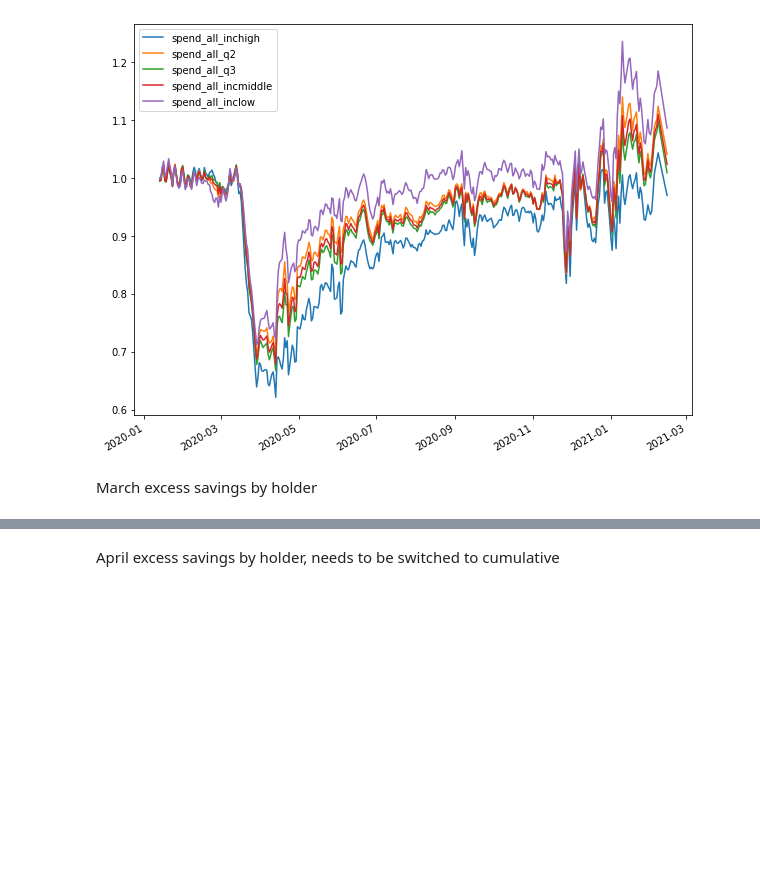
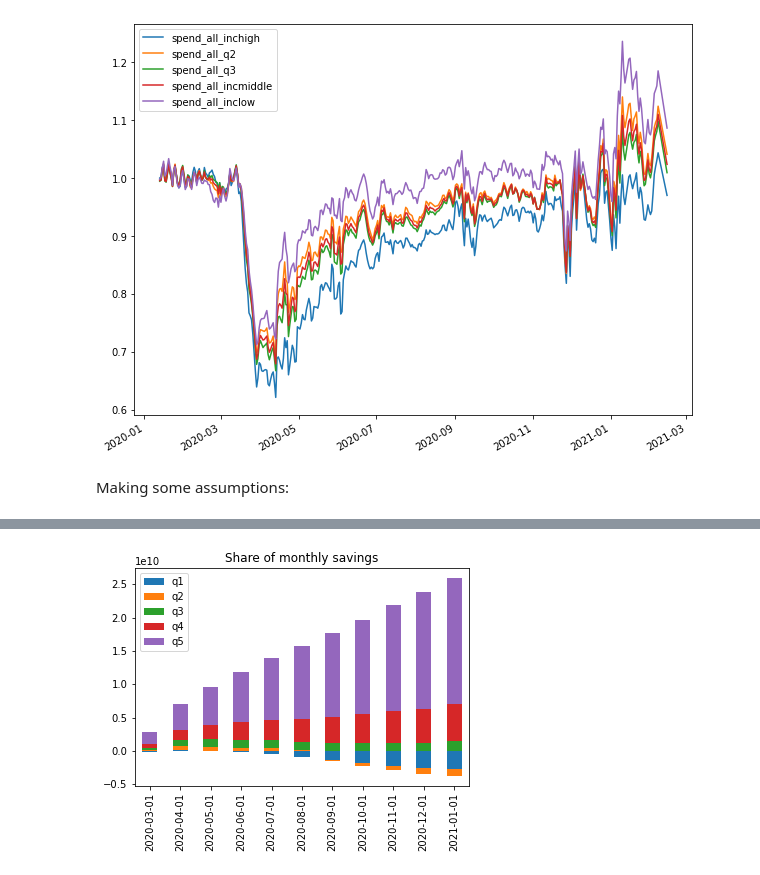
Before and after one commit to bdecon/blog_posts, a Jupyter notebook: COVID_Savings/COVID_Savings_Holders.ipynb, the cells around one changed output, grey strips where cells are left out. Saved outputs shown, nothing was run; the diff lists cells and outputs as text; code cells hidden in the pictures; blank space fills up the shorter version.

```diff
--- a/COVID_Savings/COVID_Savings_Holders.ipynb
+++ b/COVID_Savings/COVID_Savings_Holders.ipynb
@@ -9,7 +9,8 @@ import pandas as pd
 import numpy as np
 # %%
 # Copy over some values from CEX 2019 table
-d = {'income': {}, 'exp': {}, 'n': {}, 'size': {}, 'earners': {}}
+d = {'income': {}, 'exp': {}, 'n': {},
+     'size': {}, 'earners': {}, 'kids':{}}
 
 d['income']['q1'] = 12236
 d['income']['q2'] = 32945
@@ -40,6 +41,12 @@ d['earners']['q2'] = 0.9
 d['earners']['q3'] = 1.3
 d['earners']['q4'] = 1.8
 d['earners']['q5'] = 2.1
+
+d['kids']['q1'] = 0.3
+d['kids']['q2'] = 0.5
+d['kids']['q3'] = 0.6
+d['kids']['q4'] = 0.7
+d['kids']['q5'] = 0.8
 # %%
 quintiles = ['q1', 'q2', 'q3', 'q4', 'q5']
 
@@ -97,6 +104,12 @@ exp = exp_full.loc['2020-01-13':, ['spend_all_inchigh', 'spend_all_q2', 'spend_a
 exp.plot(figsize=(10, 8));
 # %% [output]
 [figure]
+# %%
+#Convert to monthly
+exp_mo = exp.resample('MS').mean()
+emp_mo = emp.resample('MS').mean()
+# %% [markdown]
+Making some assumptions:
 # %%
 # Map quintiles to employment groups
 q_to_emp = {'q1': 'emp_combined_inclow',
@@ -117,29 +149,35 @@ q_to_stim = {'q1': 1, 'q2': 1, 'q3': 0.8, 'q4': 0, 'q5': 0}
-# %% [markdown]
-March excess savings by holder
 # %%
-date = '2020-03-15'
-date_fred = '2020-03-01'
-month = 'March'
-stim = 1200 * 12 #(Basically just making this part up)
-ui = ((600 + 250) * 52)
-results = {'ui': {}, 'stim': {}, 'inc': {}, 'exp': {}, 'save': {}, 'agg_save': {}}
+res = {}
+final = pd.DataFrame()
+for month, date in month_dates.items():
+    stim = stim_month[month] * 12
+    ui_bump = ui_month[month]
 
-for q in quintiles:
-    results['ui'][q] = (1 - emp.loc[date, q_to_emp[q]]) * ui
-    results['stim'][q] = ((stim * q_to_stim[q]) * d['size']['q1'])
-    results['inc'][q] = (d['income'][q] * emp.loc[date, q_to_emp[q]]) + results['ui'][q] + results['stim'][q]
-    results['exp'][q] = d['exp'][q] * exp.loc[date, q_to_exp[q]]
-    results['save'][q] = results['inc'][q] - results['exp'][q]
-    results['agg_save'][q] = results['save'][q] * d['n'][q]
+    res[date] = {'ui': {}, 'stim': {}, 'inc': {}, 'exp': {},
+                 'save': {}, 'agg_save': {}}
 
+    for q in quintiles:
+        ui_q = ((d['income']['q1'] * UI_wage_replacement_rate) / 52)
+        if ui_q > 500:
+            ui_q = 500
+        res[date]['ui'][q] = (1 - emp_mo.loc[date, q_to_emp[q]]) * (ui_bump + ui_q) * 52
+        res[date]['stim'][q] = ((stim * q_to_stim[q]) * d['size']['q1'])
+        res[date]['inc'][q] = (d['income'][q] * emp_mo.loc[date, q_to_emp[q]]) + res[date]['ui'][q] + res[date]['stim'][q]
+        res[date]['exp'][q] = d['exp'][q] * exp_mo.loc[date, q_to_exp[q]]
+        res[date]['save'][q] = res[date]['inc'][q] - res[date]['exp'][q]
+        res[date]['agg_save'][q] = res[date]['save'][q] * d['n'][q]
 
-agg_save = sum(results['agg_save'][q] for q in quintiles)
-print(f'Est. aggregate savings, {month}', f'{agg_save / 1_000_000_000:.2f}')
-print(f'Actual aggregate savings, {month}', df.loc[date_fred, 'VALUE'] / 1000)
+    agg_save = sum(res[date]['agg_save'][q] for q in quintiles)
+    print(date)
+    print(f'Est. aggregate savings, {month}', f'{agg_save / 1_000_000_000:.2f}')
+    print(f'Actual aggregate savings, {month}', df.loc[date, 'VALUE'] / 1000)
 
-print('')
+    print('')
 
-for q in quintiles:
-    share_agg_save = (results['agg_save'][q] / agg_save) * 100
-    print(f'Share of aggregate savings, {q}', f'{share_agg_save:.1f}')
+    for q in quintiles:
+        share_agg_save = (res[date]['agg_save'][q] / agg_save) * 100
+        print(f'Share of aggregate savings, {q}', f'{share_agg_save:.1f}')
+        final.loc[date, q] = res[date]['agg_save'][q]
+    print('')
+final.cumsum().plot(kind='bar', stacked=True, title='Share of monthly savings');
 # %% [output]
@@ -154,2 +201 @@ Share of aggregate savings, q5 53.4
+[figure, added]
-# %% [markdown]
-April excess savings by holder, needs to be switched to cumulative
```
Also changed, not shown: parts of 6 cells of this notebook.
